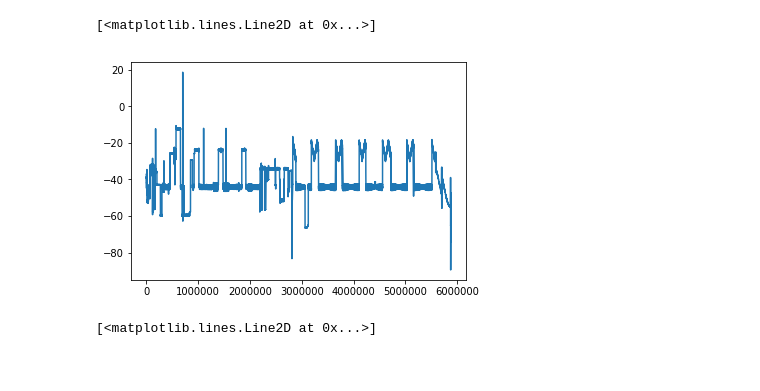
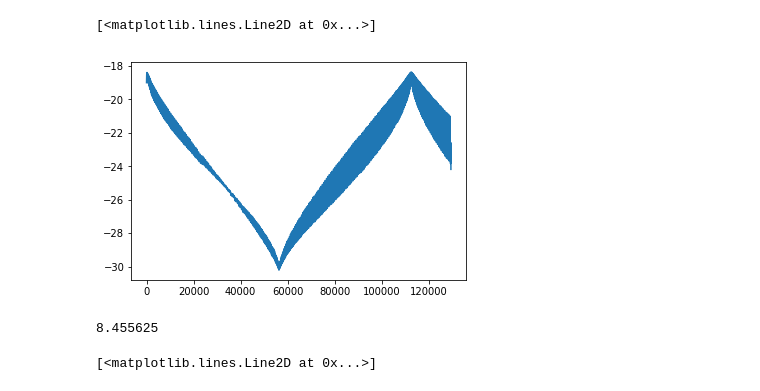
Before and after one commit to BlastTNG/mapmaking, a Jupyter notebook: 2012_data.ipynb, the cells around one changed output. Saved outputs shown, nothing was run; the diff lists cells and outputs as text; code cells hidden in the pictures.

```diff
--- a/2012_data.ipynb
+++ b/2012_data.ipynb
@@ -56,9 +99,13 @@ slow_start = bolo_start/20
 # %%
 # more sanity check plots, make sure values are reasonable
-plt.plot(dec)
+plt.plot(dec[3652830:3652830+129450])
 # %% [output]
 [<matplotlib.lines.Line2D at 0x...>]
-[figure, old version]
+[figure, new version]
+# %%
+3652830./5./3600./24.
+# %% [output]
+8.455625
 # %%
 plt.plot(ra)
 # %% [output]
```
Also changed, not shown: parts of 44 cells of this notebook, 4 other files.
